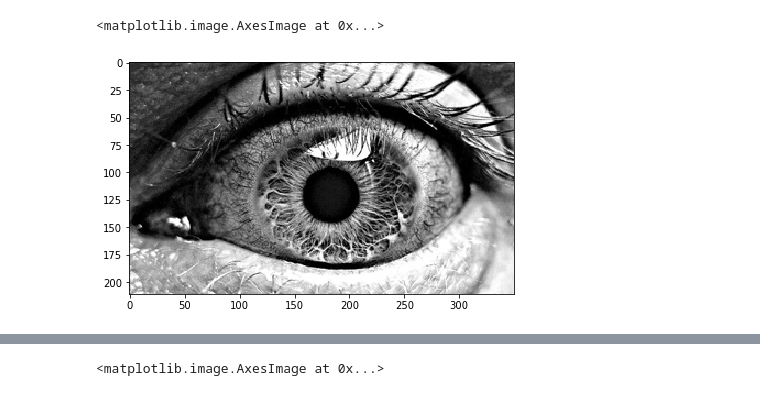
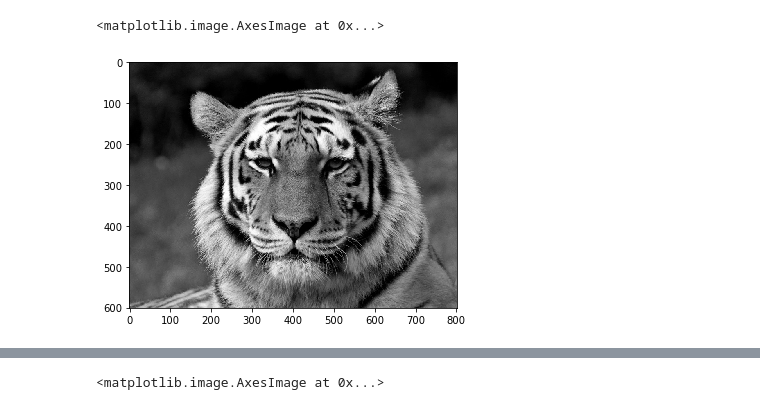
Before and after one commit to e-kondr01/cs173, a Jupyter notebook: lab1/lab1.ipynb, the cells around one changed output, grey strips where cells are left out. Cells and saved outputs as stored; diff of their text form; code cells hidden in the pictures.

```diff
--- a/lab1/lab1.ipynb
+++ b/lab1/lab1.ipynb
@@ -19,19 +19,19 @@ def restore(img, levels_n: int = 256):
     return restored_img
 
 
-img_name = ('C:\cs173\lab1\eye.jpg')
+img_name = ('C:\cs173\\img.png')
 img = imread(img_name)
 img_gray = rgb2gray(img)
 img_one_channel = img_as_ubyte(img_gray)
-levels_n = 16
+levels_n = 2
 downgraded_img = downgrade(img_one_channel, levels_n)
 restored_img = restore(downgraded_img, levels_n)
 imsave(f'restored_img_{levels_n}_levels.png', restored_img)
 # %%
-imshow(img_name)
+imshow(img_gray)
 # %% [output]
 <matplotlib.image.AxesImage at 0x...>
-[figure, old version]
+[figure, new version]
 # %%
 #  На 16 уровнях яркости изображение выглядит ещё приемлемо
 
```
Also changed, not shown: parts of 7 cells of this notebook, 1 other file.
